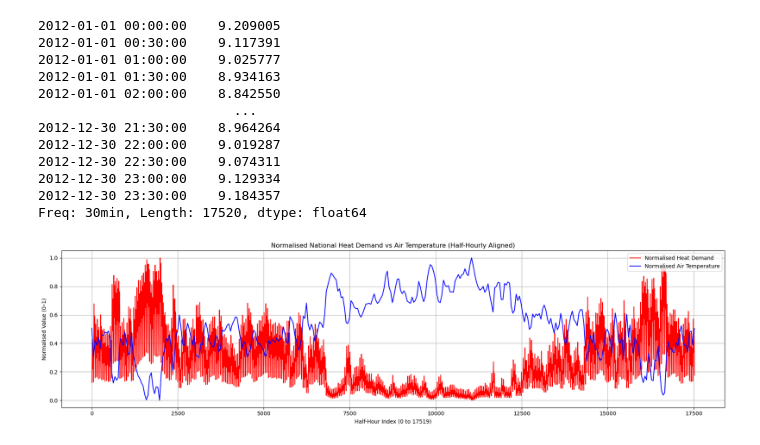
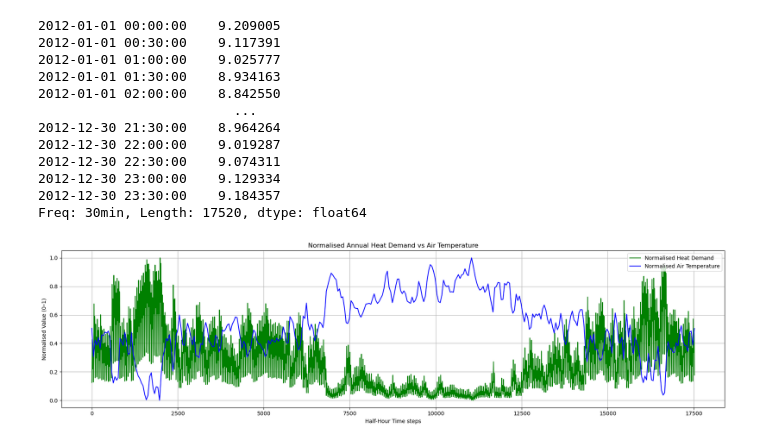
Before and after one commit to Lavinjafari/GBHeatModel, a Jupyter notebook: Notebooks/validation_2.ipynb, the cells around one changed output. Saved outputs shown, nothing was run; the diff lists cells and outputs as text; code cells hidden in the pictures.

```diff
--- a/Notebooks/validation_2.ipynb
+++ b/Notebooks/validation_2.ipynb
@@ -221,18 +221,18 @@ temp_norm = (temp_series - temp_series.min()) / (temp_series.max() - temp_series
 # %%
 import matplotlib.pyplot as plt
 
 plt.figure(figsize=(18, 5))
-plt.plot(demand_norm, label='Normalised Heat Demand', color='red')
+plt.plot(demand_norm, label='Normalised Heat Demand', color='green')
 plt.plot(temp_norm, label='Normalised Air Temperature', color='blue')
-plt.title("Normalised National Heat Demand vs Air Temperature (Half-Hourly Aligned)")
-plt.xlabel("Half-Hour Index (0 to 17519)")
+plt.title("Normalised Annual Heat Demand vs Air Temperature")
+plt.xlabel("Half-Hour Time steps")
 plt.ylabel("Normalised Value (0–1)")
 plt.legend()
 plt.grid(True)
 plt.tight_layout()
 plt.show()
 # %% [output]
-[figure, old version]
+[figure, new version]
 # %%
 
 
```
Also changed, not shown: parts of 10 cells of this notebook.
